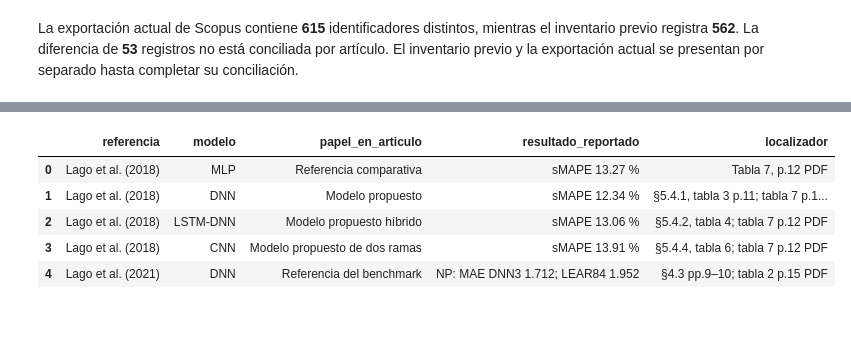
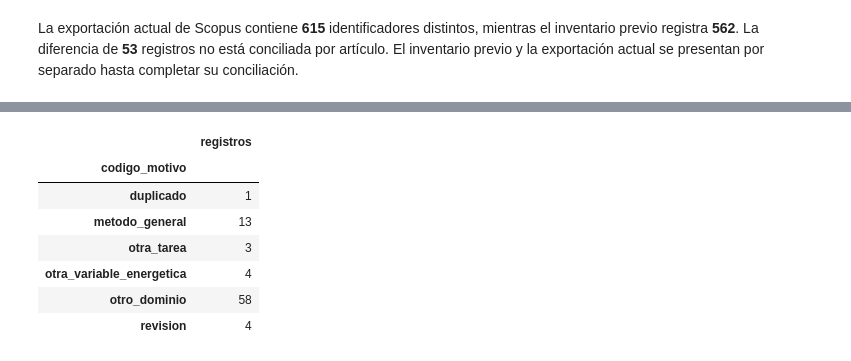
Before and after one commit to Fabian-11037/Time-Series-Project, a Jupyter notebook: book/09_literatura.ipynb, the cells around one changed output, grey strips where cells are left out. Saved outputs shown, nothing was run; the diff lists cells and outputs as text; code cells hidden in the pictures; blank space fills up the shorter version.

Commit message:
Documenta textos completos y frecuencias de baselines para MLP LSTM y CNN

```diff
--- a/book/09_literatura.ipynb
+++ b/book/09_literatura.ipynb
@@ -137,0 +130,15 @@ La tabla siguiente conserva los localizadores y el papel verificado de los model
+# %%
+review_dir = ROOT / 'literature/baseline_review'
+studies = pd.read_csv(review_dir / 'studies.csv', keep_default_na=False)
+extractions = pd.read_csv(review_dir / 'extractions.csv', keep_default_na=False)
+screening = pd.read_csv(review_dir / 'screening_inherited.csv', keep_default_na=False)
+retrieval = pd.read_csv(review_dir / 'retrieval_registry.csv', keep_default_na=False)
+assert studies.study_id.is_unique
+assert screening.record_id.is_unique and len(screening) == 83
+assert set(extractions.study_id) <= set(studies.study_id)
+assert extractions.merge(studies[['study_id', 'sha256']], on='study_id', suffixes=('_extract', '_study')).eval('sha256_extract == sha256_study').all()
+empirical_ids = set(studies.loc[studies.estrato != 'contexto_revision', 'study_id'])
+point_ids = set(studies.loc[studies.estrato == 'puntual', 'study_id'])
+peer_point_ids = set(studies.loc[(studies.estrato == 'puntual') & (studies.preprint == 0), 'study_id'])
+flow = pd.DataFrame([['Inventario heredado: cribado por título/resumen', len(screening)], ['Inventario heredado: incluidos en frecuencia EPF', 0], ['Búsqueda complementaria: textos completos examinados', len(studies)], ['Estudios empíricos de pronóstico puntual', len(point_ids)], ['Sensibilidad: mercado relacionado', int((studies.estrato == 'mercado_relacionado').sum())], ['Sensibilidad: pronóstico probabilístico', int((studies.estrato == 'probabilistico').sum())], ['Revisión secundaria excluida del conteo', int((studies.estrato == 'contexto_revision').sum())], ['Candidatos pendientes de texto íntegro', int((retrieval.estado == 'pendiente_texto_completo').sum())]], columns=['etapa', 'estudios_o_registros'])
+table(flow, 'literatura_flujo_revision_baselines')
@@ -138,11 +155,12 @@ La tabla siguiente conserva los localizadores y el papel verificado de los model
 # %%
-evidence = pd.read_csv(ROOT / 'literature/baseline_evidence_2026-11-06.csv')
-display(evidence[['referencia', 'modelo', 'papel_en_articulo', 'resultado_reportado', 'localizador']])
+table(screening.groupby('codigo_motivo').size().to_frame('registros'), 'literatura_exclusiones_83')
 # %% [output]
-|  | referencia | modelo | papel_en_articulo | resultado_reportado | localizador |
-| 0 | Lago et al. (2018) | MLP | Referencia comparativa | sMAPE 13.27 % | Tabla 7, p.12 PDF |
-| 1 | Lago et al. (2018) | DNN | Modelo propuesto | sMAPE 12.34 % | §5.4.1, tabla 3 p.11; tabla 7 p.1... |
-| 2 | Lago et al. (2018) | LSTM-DNN | Modelo propuesto híbrido | sMAPE 13.06 % | §5.4.2, tabla 4; tabla 7 p.12 PDF |
-| 3 | Lago et al. (2018) | CNN | Modelo propuesto de dos ramas | sMAPE 13.91 % | §5.4.4, tabla 6; tabla 7 p.12 PDF |
-| 4 | Lago et al. (2021) | DNN | Referencia del benchmark | NP: MAE DNN3 1.712; LEAR84 1.952 | §4.3 pp.9–10; tabla 2 p.15 PDF |
+|  | registros |
+| codigo_motivo |  |
+| duplicado | 1 |
+| metodo_general | 13 |
+| otra_tarea | 3 |
+| otra_variable_energetica | 4 |
+| otro_dominio | 58 |
+| revision | 4 |
 # %%
```
Also changed, not shown: parts of 25 cells of this notebook, 50 other files.
